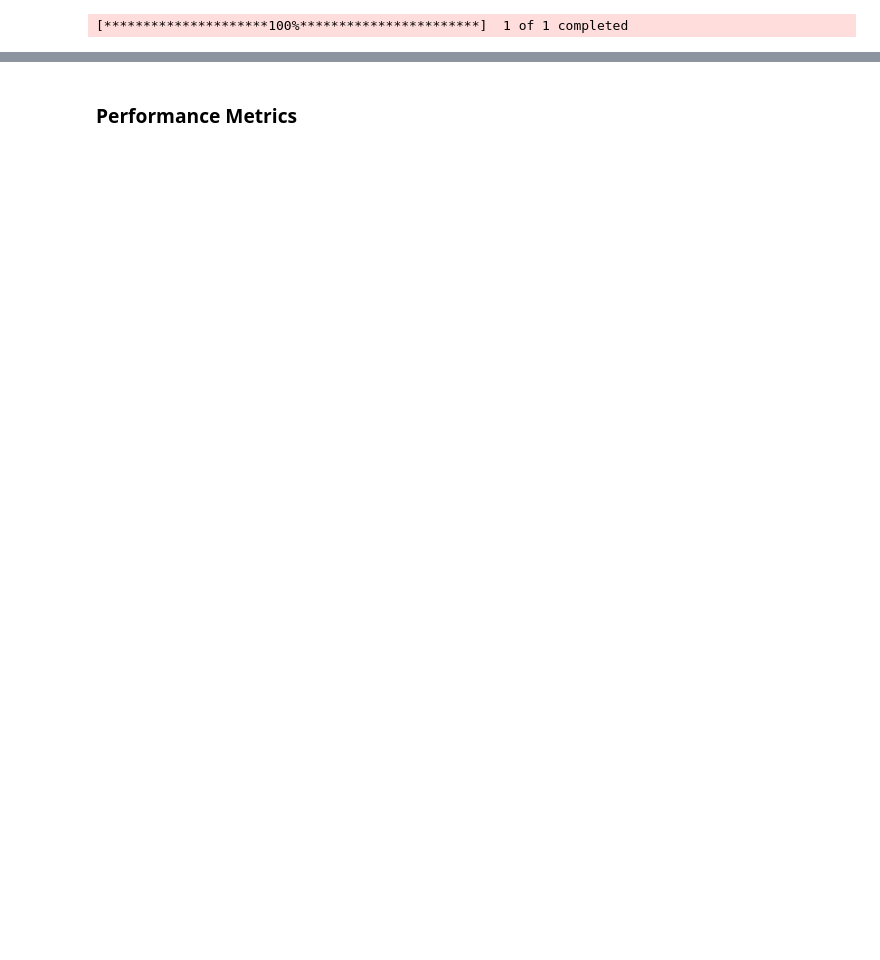
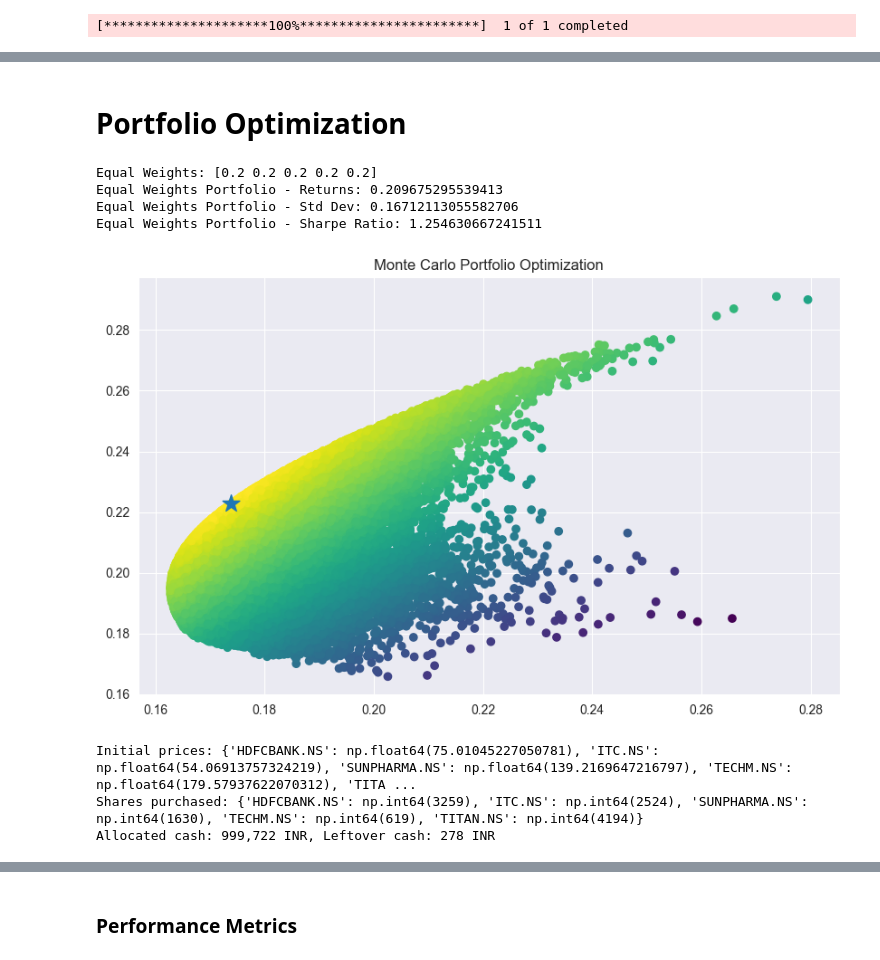
Before and after one commit to preetham1507/SENDA-ASSIGNMENT, a Jupyter notebook: QFE_Assignment_.ipynb, the cells around one changed output, grey strips where cells are left out. Cells and saved outputs as stored; diff of their text form; code cells hidden in the pictures; blank space fills up the shorter version.

```diff
--- a/QFE_Assignment_.ipynb
+++ b/QFE_Assignment_.ipynb
@@ -28,7 +32,7 @@ def fetch_OHLCV(tickers, start_date, end_date):
 # %%
 # Fetch data function calling
 tickers = ['TITAN.NS', 'HDFCBANK.NS', 'ITC.NS', 'SUNPHARMA.NS', 'TECHM.NS']
-start='2000-01-01'
+start='2010-01-01'
 end='2025-11-26'
 # %%
 benchmark_symbol = '^NSEI'
@@ -177,0 +177,29 @@ Duplicates after: 0
+# %% [markdown]
+# Portfolio Optimization
+# %%
+
+def portfolio_performance(weights, mean_returns, cov_matrix):
+    returns = np.sum(mean_returns * weights) * 252
+    std = np.sqrt(np.dot(weights.T, np.dot(cov_matrix, weights))) * np.sqrt(252)
+    return returns, std
+
+# # Calculate mean returns and covariance matrix
+returns = ohlcv_data.pivot(index='Date', columns='Ticker', values='Returns').dropna()
+mu = returns.mean()
+S = returns.cov()
+
+# let'ssuppose we had a portfolio with equal weights on all the above tickers
+equal_weights = np.array([1/len(tickers)] * len(tickers))
+print("Equal Weights:", equal_weights)
+
+eql_wt_returns, eql_wt_std = portfolio_performance(equal_weights, mu, S)
+print("Equal Weights Portfolio - Returns:", eql_wt_returns)
+print("Equal Weights Portfolio - Std Dev:", eql_wt_std)
+
+sharpe_ratio_optimized = (eql_wt_returns - 0.00) / eql_wt_std
+print("Equal Weights Portfolio - Sharpe Ratio:", sharpe_ratio_optimized)
+# %% [output]
+Equal Weights: [0.2 0.2 0.2 0.2 0.2]
+Equal Weights Portfolio - Returns: 0.209675295539413
+Equal Weights Portfolio - Std Dev: 0.16712113055582706
+Equal Weights Portfolio - Sharpe Ratio: 1.254630667241511
@@ -177,0 +275,7 @@ Duplicates after: 0
+# %%
+monte_carlo_results, optimized_weights = monte_carlo_simulation(ohlcv_data,
+    num_iterations=100000,
+    num_assets=len(tickers)
+)
+# %% [output]
+[figure, added]
@@ -177,0 +359,6 @@ Duplicates after: 0
+# %%
+summary, close_df,return_df = plot_optimized_portfolio(ohlcv_data, tickers, optimized_weights, initial_investment=1000000)
+# %% [output]
+Initial prices: {'HDFCBANK.NS': np.float64(75.01045227050781), 'ITC.NS': np.float64(54.06913757324219), 'SUNPHARMA.NS': np.float64(139.2169647216797), 'TECHM.NS': np.float64(179.57937622070312), 'TITA ...
+Shares purchased: {'HDFCBANK.NS': np.int64(3259), 'ITC.NS': np.int64(2524), 'SUNPHARMA.NS': np.int64(1630), 'TECHM.NS': np.int64(619), 'TITAN.NS': np.int64(4194)}
+Allocated cash: 999,722 INR, Leftover cash: 278 INR
```
Also changed, not shown: parts of 75 cells of this notebook, 26 other files.
